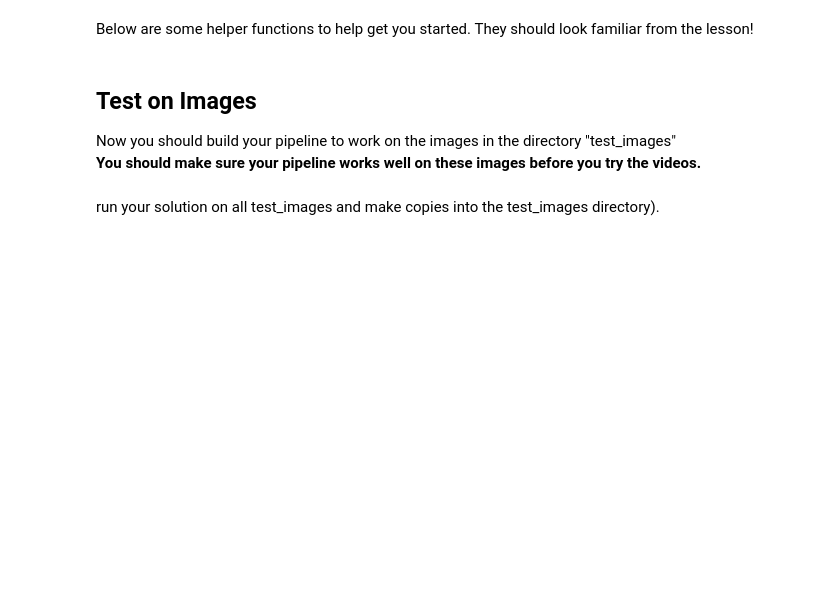
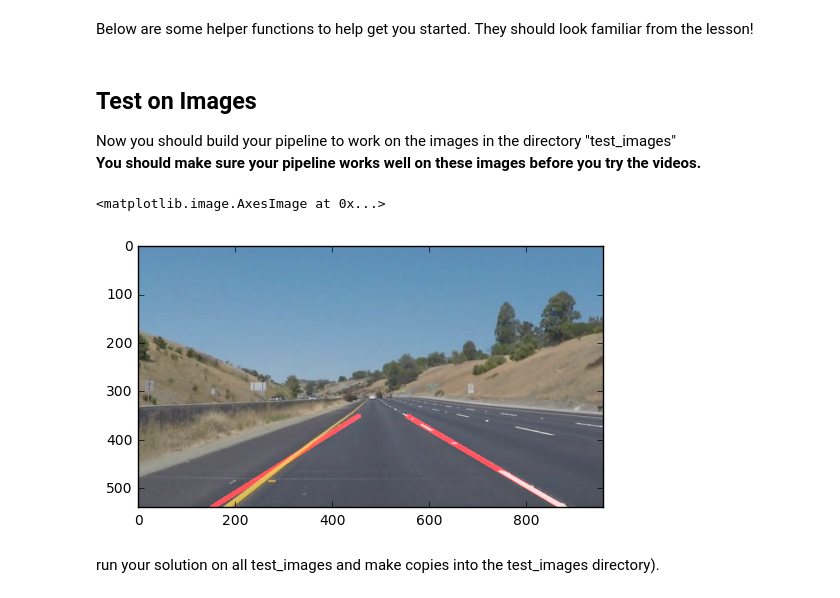
Before and after one commit to a-udacity/car-lane-week1-project1, a Jupyter notebook: P1.ipynb, the cells around one changed output. Cells and saved outputs as stored; diff of their text form; code cells hidden in the pictures; blank space fills up the shorter version.

Commit message:
Fixed identify_mark_lane method where the image was not being passed correctly

```diff
--- a/P1.ipynb
+++ b/P1.ipynb
@@ -199,16 +203,17 @@ def weighted_img(img, initial_img, α=0.8, β=1., λ=0.):
 
 
 def identify_mark_lane(img):
-    gray = grayscale(image)
+    originalImage = img;
+    gray = grayscale(img)
     blur_gray = gaussian_blur(gray, 5)
     edges = canny(blur_gray, 50, 150)
-    imshape = image.shape
+    imshape = img.shape
     vertices = np.array([[(150,imshape[0]),(400, 360), (600, 350), (900,imshape[0])]], dtype=np.int32)
     #print(vertices)
     masked_edges = region_of_interest(edges, vertices)
     lines = hough_lines(masked_edges, 5, np.pi/180, 15, 35, 20)
 
-    color_edges = weighted_img(lines, image, 0.9, 3, 0)
+    color_edges = weighted_img(lines, originalImage, 0.9, 3, 0)
     return color_edges
 
 #    plt.imshow(color_edges)
@@ -220,13 +225,17 @@ Now you should build your pipeline to work on the images in the directory "test_
 # %%
 import os
 
 test_images = os.listdir("test_images/")
-print(test_images)
-image = mpimg.imread('test_images/' + test_images[1])
+#print(test_images)
+image = mpimg.imread("test_images/" + test_images[5])
+#print(image)
 #plt.imshow(image)
 
 color_edges = identify_mark_lane(image)
 plt.imshow(color_edges)
+# %% [output]
+<matplotlib.image.AxesImage at 0x...>
+[figure, added]
 # %% [markdown]
 run your solution on all test_images and make copies into the test_images directory).
 # %% [markdown]
```
Also changed, not shown: parts of 5 cells of this notebook, 2 other files.
